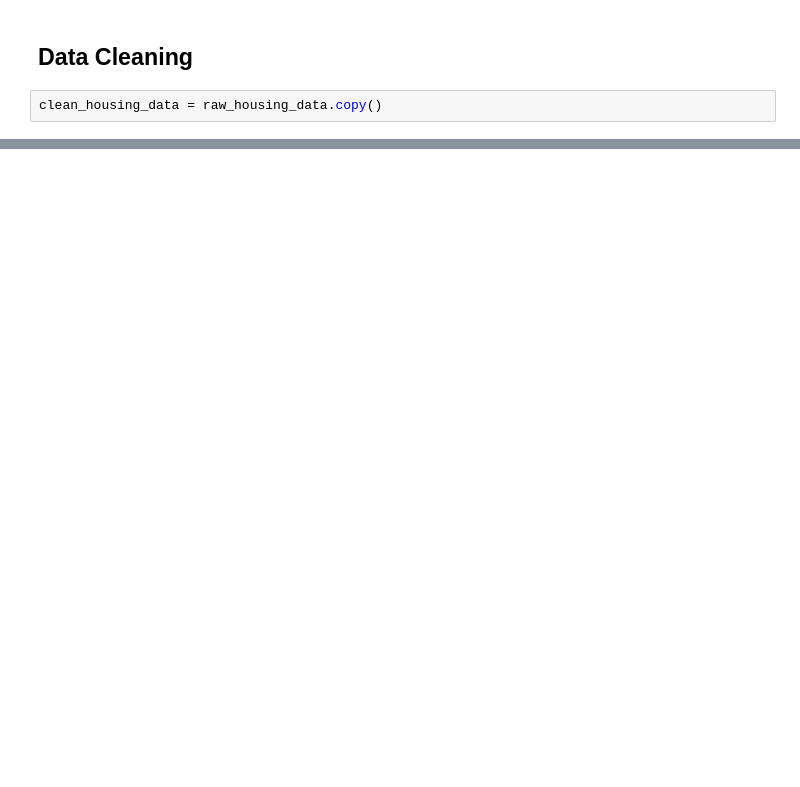
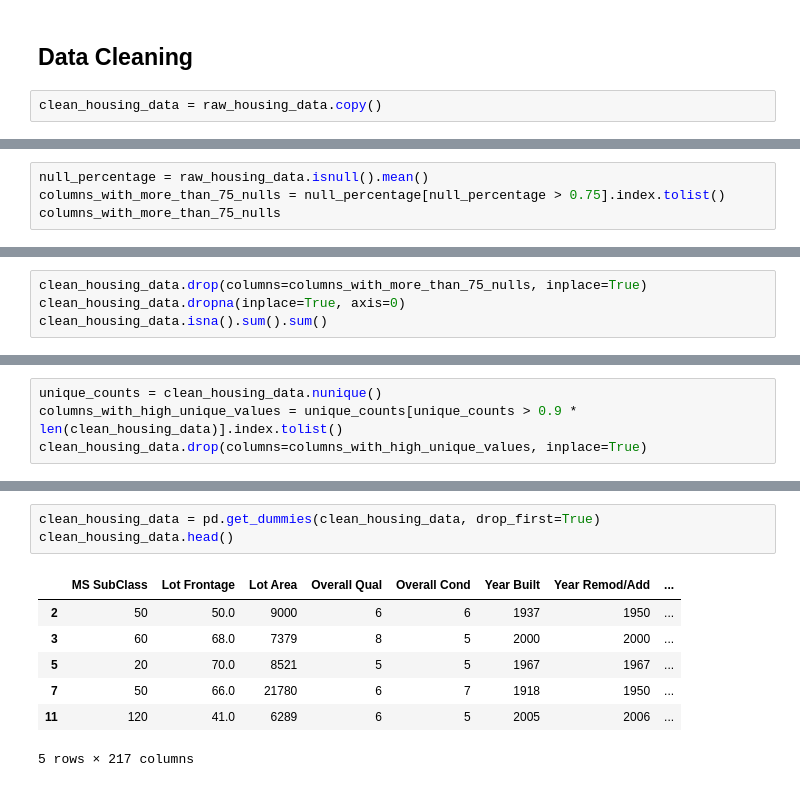
Before and after one commit to brooksburkhead/housing-price-prediction, a Jupyter notebook: housing.ipynb, the cells around one changed output, grey strips where cells are left out. Saved outputs shown, nothing was run; the diff lists cells and outputs as text; blank space fills up the shorter version.

```diff
--- a/housing.ipynb
+++ b/housing.ipynb
@@ -41,0 +83,4 @@ clean_housing_data = raw_housing_data.copy()
+# %%
+null_percentage = raw_housing_data.isnull().mean()
+columns_with_more_than_75_nulls = null_percentage[null_percentage > 0.75].index.tolist()
+columns_with_more_than_75_nulls
@@ -41,0 +89,4 @@ clean_housing_data = raw_housing_data.copy()
+# %%
+clean_housing_data.drop(columns=columns_with_more_than_75_nulls, inplace=True)
+clean_housing_data.dropna(inplace=True, axis=0)
+clean_housing_data.isna().sum().sum()
@@ -41,0 +97,4 @@ clean_housing_data = raw_housing_data.copy()
+# %%
+unique_counts = clean_housing_data.nunique()
+columns_with_high_unique_values = unique_counts[unique_counts > 0.9 * len(clean_housing_data)].index.tolist()
+clean_housing_data.drop(columns=columns_with_high_unique_values, inplace=True)
@@ -41,0 +129,11 @@ clean_housing_data = raw_housing_data.copy()
+# %%
+clean_housing_data = pd.get_dummies(clean_housing_data, drop_first=True)
+clean_housing_data.head()
+# %% [output]
+|  | MS SubClass | Lot Frontage | Lot Area | Overall Qual | Overall Cond | Year Built | Year Remod/Add | ... |
+| 2 | 50 | 50.0 | 9000 | 6 | 6 | 1937 | 1950 | ... |
+| 3 | 60 | 68.0 | 7379 | 8 | 5 | 2000 | 2000 | ... |
+| 5 | 20 | 70.0 | 8521 | 5 | 5 | 1967 | 1967 | ... |
+| 7 | 50 | 66.0 | 21780 | 6 | 7 | 1918 | 1950 | ... |
+| 11 | 120 | 41.0 | 6289 | 6 | 5 | 2005 | 2006 | ... |
+5 rows × 217 columns
```
Also changed, not shown: parts of 44 cells of this notebook.
